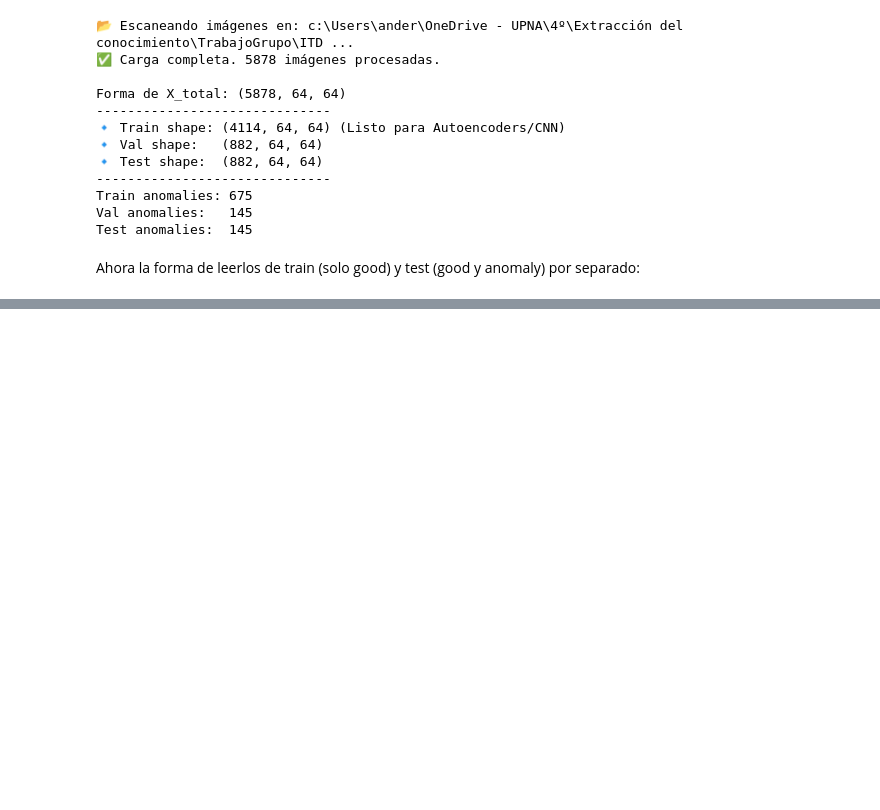
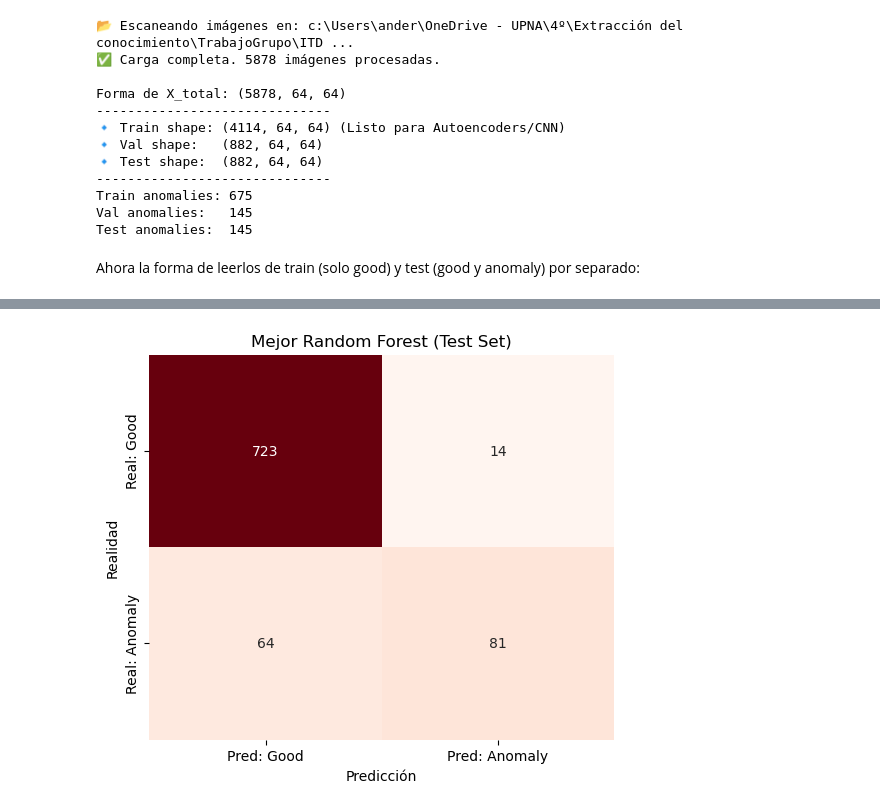
Before and after one commit to asierboveda/Extraccion, a Jupyter notebook: ITD_codigo.ipynb, the cells around one changed output, grey strips where cells are left out. Saved outputs shown, nothing was run; the diff lists cells and outputs as text; code cells hidden in the pictures; blank space fills up the shorter version.

```diff
--- a/ITD_codigo.ipynb
+++ b/ITD_codigo.ipynb
@@ -212,0 +321,93 @@ print(f"Forma aplanada para ML Clásico: {X_train_flat.shape}")
+# %%
+from sklearn.ensemble import RandomForestClassifier
+from sklearn.model_selection import GridSearchCV
+from sklearn.metrics import classification_report, confusion_matrix, recall_score
+import matplotlib.pyplot as plt
+import seaborn as sns
+import numpy as np
+
+# --- 1. APLANAR DATOS (Si no están planos ya) ---
+# Random Forest necesita matriz 2D
+if len(X_train.shape) > 2:
+    print("Aplanando datos para Random Forest...")
+    X_train_flat = X_train.reshape(len(X_train), -1)
+    X_test_flat  = X_test.reshape(len(X_test), -1)
+else:
+    X_train_flat, X_test_flat = X_train, X_test
+
+print(f"Entrenando con {X_train_flat.shape[0]} muestras y {X_train_flat.shape[1]} características.")
+
+# --- 2. DEFINIR LA REJILLA DE PARÁMETROS ---
+param_grid = {
+    # Número de árboles
+    'n_estimators': [100, 200],
+
+    # Profundidad máxima (None = crece hasta el final, números = poda el árbol)
+    'max_depth': [None, 20, 50],
+
+    # PESOS: Aquí está la clave.
+    # 'balanced': Ajusta pesos inversamente proporcionales a las frecuencias.
+    # {0: 1, 1: 10}: Un error en Anomaly(1) cuesta 10 veces más que en Good(0).
+    # {0: 1, 1: 20}: Un error en Anomaly(1) cuesta 20 veces más (Muy agresivo).
+    'class_weight': ['balanced', {0: 1, 1: 10}, {0: 1, 1: 20}]
+}
+
+# --- 3. CONFIGURAR EL GRID SEARCH ---
+print("🚀 Iniciando búsqueda de hiperparámetros (esto puede tardar unos minutos)...")
+
+# Usamos scoring='recall' para que elija el modelo que mejor detecta anomalías
+grid_search = GridSearchCV(
+    estimator=RandomForestClassifier(random_state=42),
+    param_grid=param_grid,
+    scoring='recall', # <--- OPTIMIZAMOS PARA RECALL (Sensibilidad)
+    cv=3,             # Cross-Validation de 3 pliegues
+    n_jobs=-1,        # Usar todos los núcleos
+    verbose=2         # Para ver el progreso
+)
+
+# Entrenamos con el set de Train
+grid_search.fit(X_train_flat, y_train)
+
+# --- 4. RESULTADOS DEL GRID SEARCH ---
+best_rf = grid_search.best_estimator_
+print("\n" + "="*40)
+print(f"🏆 MEJOR MODELO ENCONTRADO")
+print(f"   Parámetros: {grid_search.best_params_}")
+print(f"   Recall en Validación (CV): {grid_search.best_score_:.2%}")
+print("="*40)
+
+# --- 5. EVALUACIÓN FINAL EN TEST ---
+print("\n📝 Evaluando en el Test Set...")
+
+preds = best_rf.predict(X_test_flat)
+
+# Matriz de Confusión
+cm = confusion_matrix(y_test, preds)
+
+plt.figure(figsize=(6, 5))
+sns.heatmap(cm, annot=True, fmt='d', cmap='Reds', cbar=False,
+            xticklabels=['Pred: Good', 'Pred: Anomaly'],
+            yticklabels=['Real: Good', 'Real: Anomaly'])
+plt.xlabel('Predicción')
+plt.ylabel('Realidad')
+plt.title('Mejor Random Forest (Test Set)')
+plt.show()
+
+# Reporte
+print(classification_report(y_test, preds, target_names=['Good', 'Anomaly']))
+
+# Análisis de fallos
+fallos_graves = cm[1, 0] # Anomalías reales que predijo como Good
+total_defectos = cm[1, 0] + cm[1, 1]
+
+print(f"\n🔍 RESUMEN FINAL:")
+print(f"De {total_defectos} telas defectuosas, el modelo atrapó {cm[1, 1]}.")
+print(f"Se escaparon {fallos_graves} defectos.")
+
+if fallos_graves == 0:
+    print("✅ ¡PERFECTO! Recall del 100%.")
+elif fallos_graves < total_defectos * 0.05:
+    print("⚠️ Resultado muy bueno (menos del 5% de fugas).")
+else:
+    print("❌ Todavía se escapan demasiados defectos. Necesitamos Deep Learning.")
+# %% [output]
@@ -212,0 +426 @@ print(f"Forma aplanada para ML Clásico: {X_train_flat.shape}")
+[figure, added]
```
Also changed, not shown: parts of 5 cells of this notebook.
